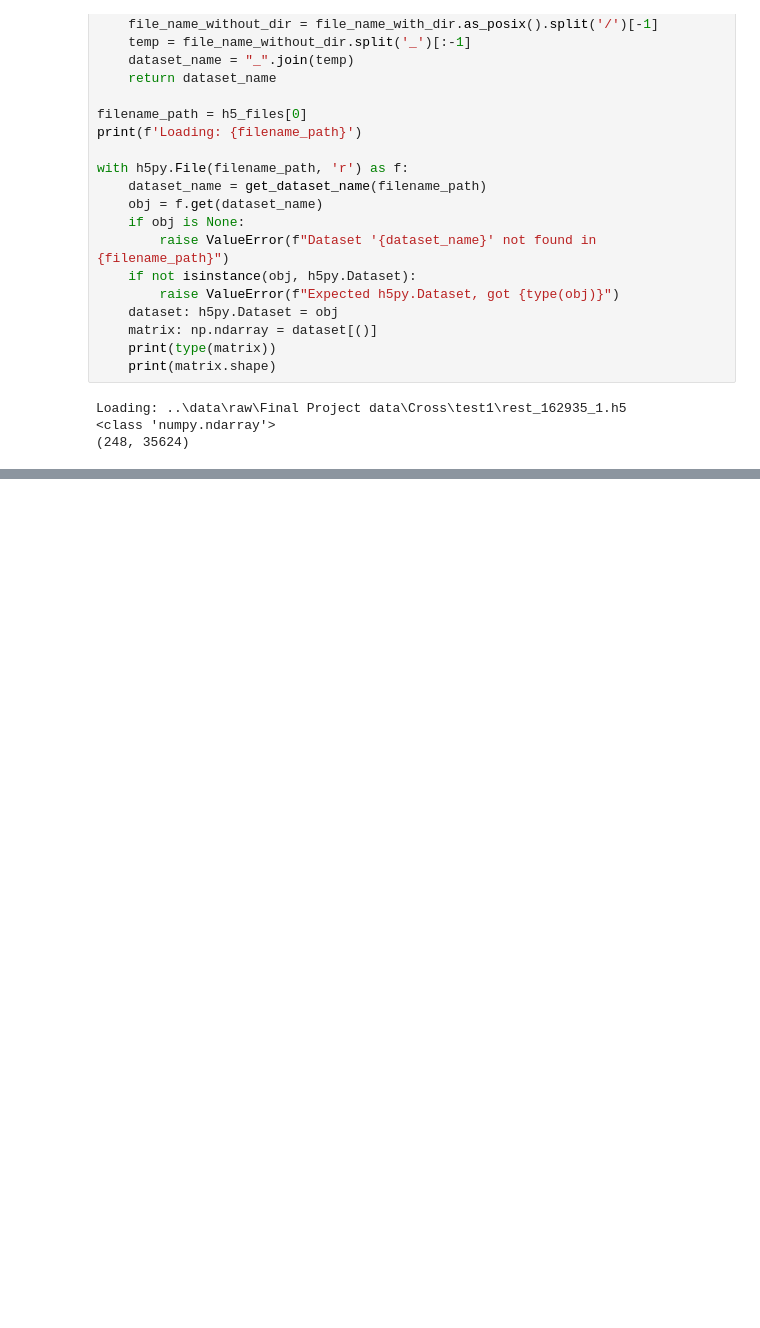
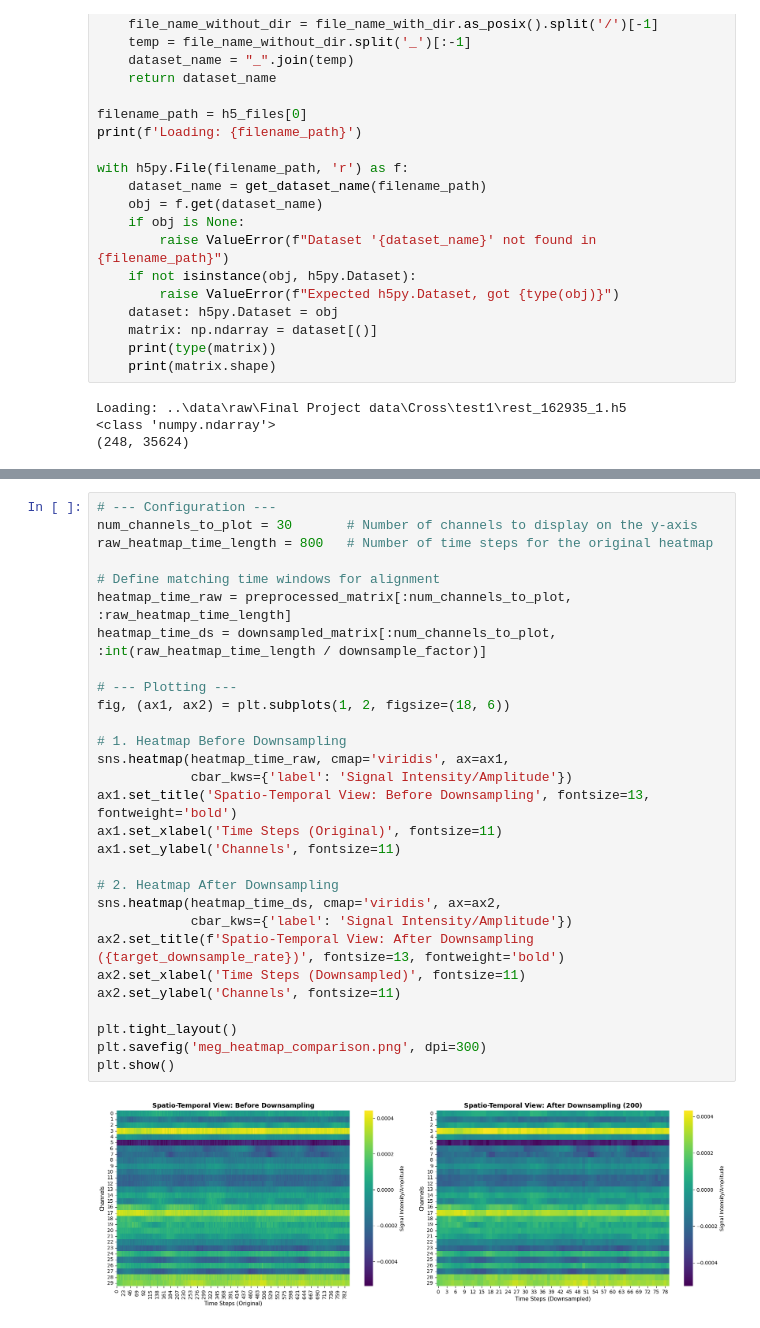
Before and after one commit to kianniek/UU_DeepLearning_Assignment_2, a Jupyter notebook: notebooks/main.ipynb, the cells around one changed output, grey strips where cells are left out. Cells and saved outputs as stored; diff of their text form; blank space fills up the shorter version.

```diff
--- a/notebooks/main.ipynb
+++ b/notebooks/main.ipynb
@@ -43 +115,32 @@ Loading: ..\data\raw\Final Project data\Cross\test1\rest_162935_1.h5
+# %%
+# --- Configuration ---
+num_channels_to_plot = 30       # Number of channels to display on the y-axis
+raw_heatmap_time_length = 800   # Number of time steps for the original heatmap
+
+# Define matching time windows for alignment
+heatmap_time_raw = preprocessed_matrix[:num_channels_to_plot, :raw_heatmap_time_length]
+heatmap_time_ds = downsampled_matrix[:num_channels_to_plot, :int(raw_heatmap_time_length / downsample_factor)]
+
+# --- Plotting ---
+fig, (ax1, ax2) = plt.subplots(1, 2, figsize=(18, 6))
+
+# 1. Heatmap Before Downsampling
+sns.heatmap(heatmap_time_raw, cmap='viridis', ax=ax1,
+            cbar_kws={'label': 'Signal Intensity/Amplitude'})
+ax1.set_title('Spatio-Temporal View: Before Downsampling', fontsize=13, fontweight='bold')
+ax1.set_xlabel('Time Steps (Original)', fontsize=11)
+ax1.set_ylabel('Channels', fontsize=11)
+
+# 2. Heatmap After Downsampling
+sns.heatmap(heatmap_time_ds, cmap='viridis', ax=ax2,
+            cbar_kws={'label': 'Signal Intensity/Amplitude'})
+ax2.set_title(f'Spatio-Temporal View: After Downsampling ({target_downsample_rate})', fontsize=13, fontweight='bold')
+ax2.set_xlabel('Time Steps (Downsampled)', fontsize=11)
+ax2.set_ylabel('Channels', fontsize=11)
+
+plt.tight_layout()
+plt.savefig('meg_heatmap_comparison.png', dpi=300)
+plt.show()
+# %% [output]
+[figure, added]
 # %%
```
Also changed, not shown: parts of 16 cells of this notebook, 17 other files.
